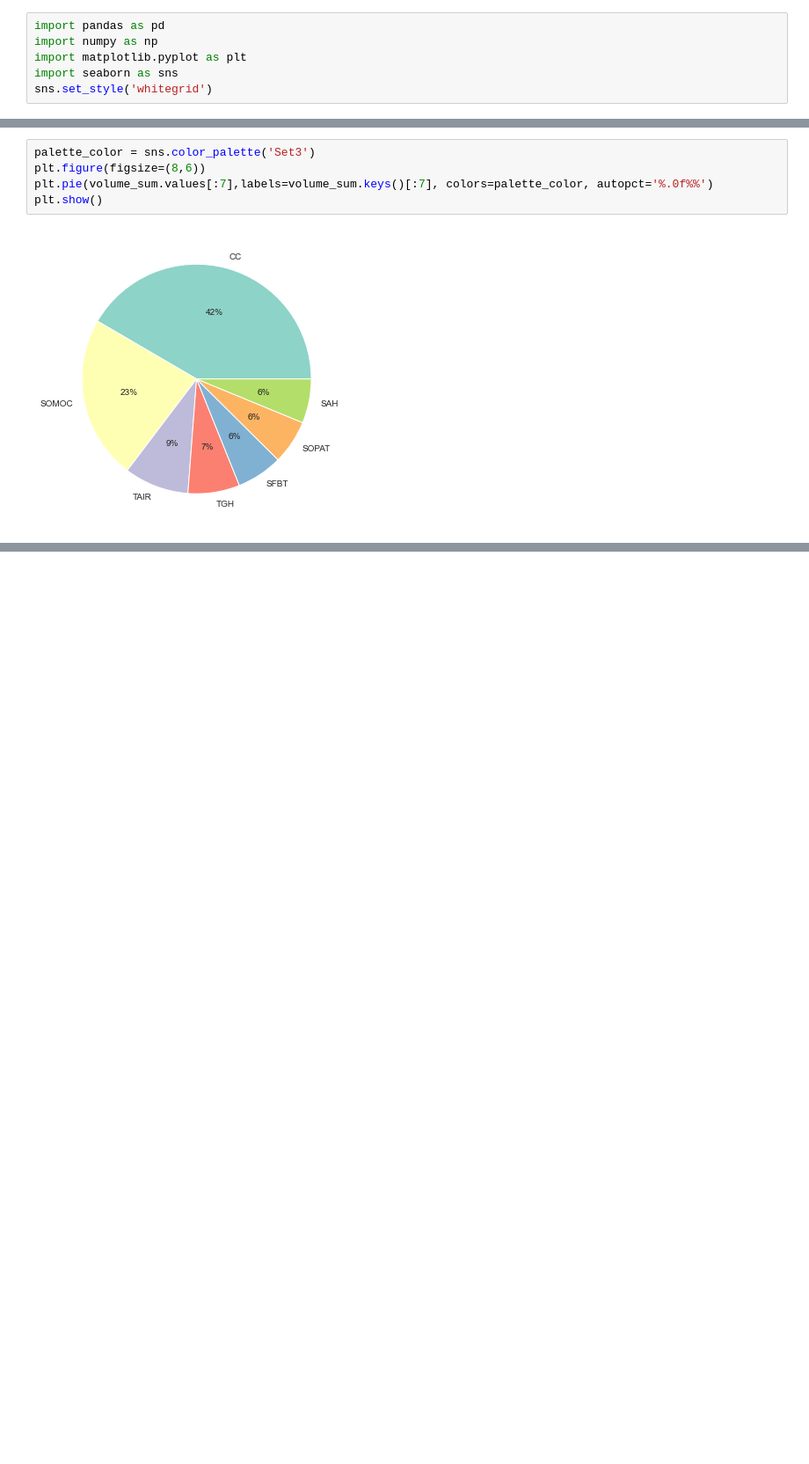
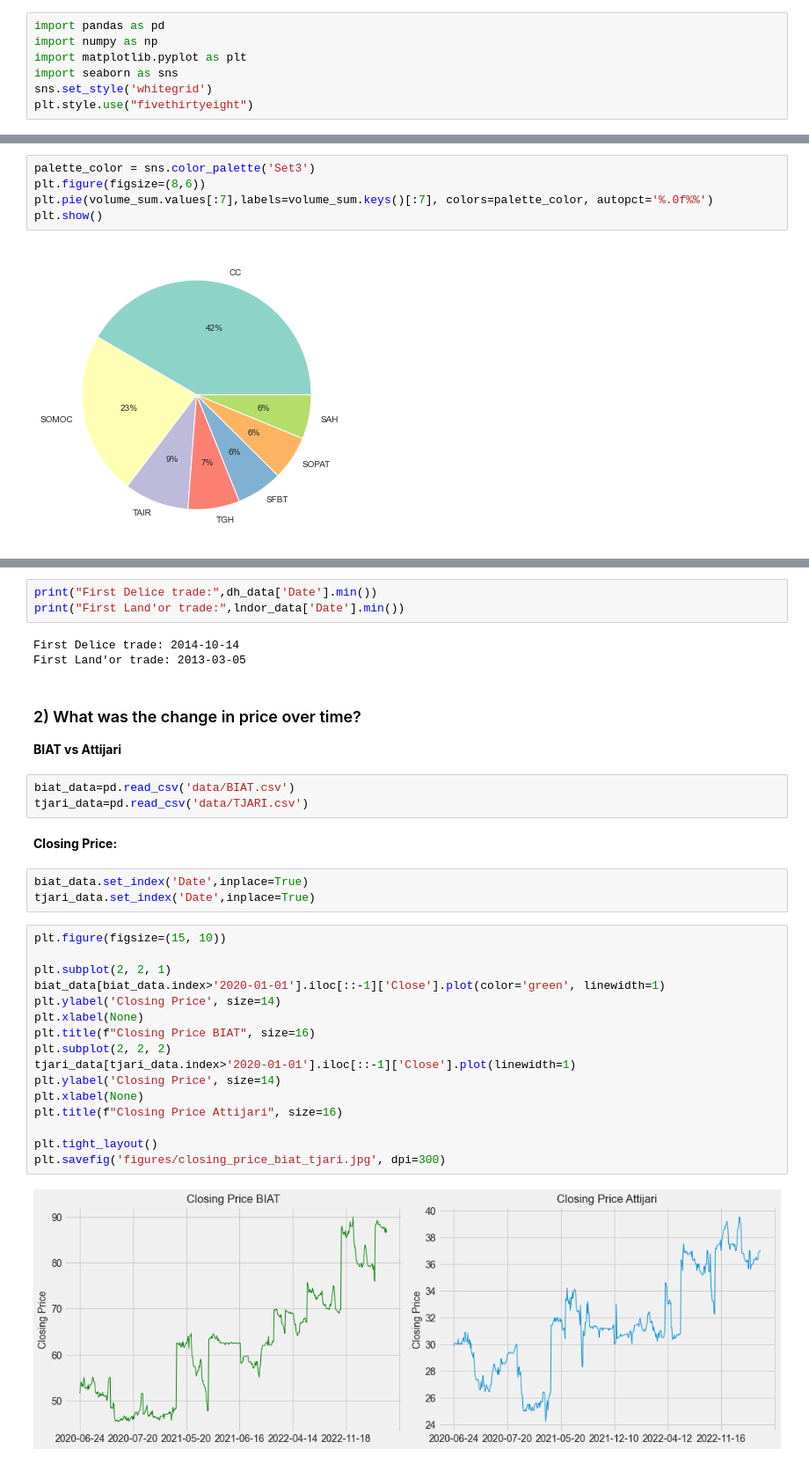
Before and after one commit to azizamari/tunisian_stock_market, a Jupyter notebook: data_analysis.ipynb, the cells around one changed output, grey strips where cells are left out. Shown at 88% size. Saved outputs shown, nothing was run; the diff lists cells and outputs as text; blank space fills up the shorter version.

Commit message:
answer first two questions in data analysis

```diff
--- a/data_analysis.ipynb
+++ b/data_analysis.ipynb
@@ -4,6 +4,7 @@ import numpy as np
 import matplotlib.pyplot as plt
 import seaborn as sns
 sns.set_style('whitegrid')
+plt.style.use("fivethirtyeight")
 # %%
 stocks=pd.read_csv('data/ALL_DATA.csv')
 # %%
@@ -83,0 +98,35 @@ plt.show()
+# %%
+print("First Delice trade:",dh_data['Date'].min())
+print("First Land'or trade:",lndor_data['Date'].min())
+# %% [output]
+First Delice trade: 2014-10-14
+First Land'or trade: 2013-03-05
+# %% [markdown]
+### 2) What was the change in price over time?
+**BIAT vs Attijari**
+# %%
+biat_data=pd.read_csv('data/BIAT.csv')
+tjari_data=pd.read_csv('data/TJARI.csv')
+# %% [markdown]
+**Closing Price:**
+# %%
+biat_data.set_index('Date',inplace=True)
+tjari_data.set_index('Date',inplace=True)
+# %%
+plt.figure(figsize=(15, 10))
+
+plt.subplot(2, 2, 1)
+biat_data[biat_data.index>'2020-01-01'].iloc[::-1]['Close'].plot(color='green', linewidth=1)
+plt.ylabel('Closing Price', size=14)
+plt.xlabel(None)
+plt.title(f"Closing Price BIAT", size=16)
+plt.subplot(2, 2, 2)
+tjari_data[tjari_data.index>'2020-01-01'].iloc[::-1]['Close'].plot(linewidth=1)
+plt.ylabel('Closing Price', size=14)
+plt.xlabel(None)
+plt.title(f"Closing Price Attijari", size=16)
+
+plt.tight_layout()
+plt.savefig('figures/closing_price_biat_tjari.jpg', dpi=300)
+# %% [output]
+[figure, added]
```
Also changed, not shown: parts of 16 cells of this notebook, 3 other files.
